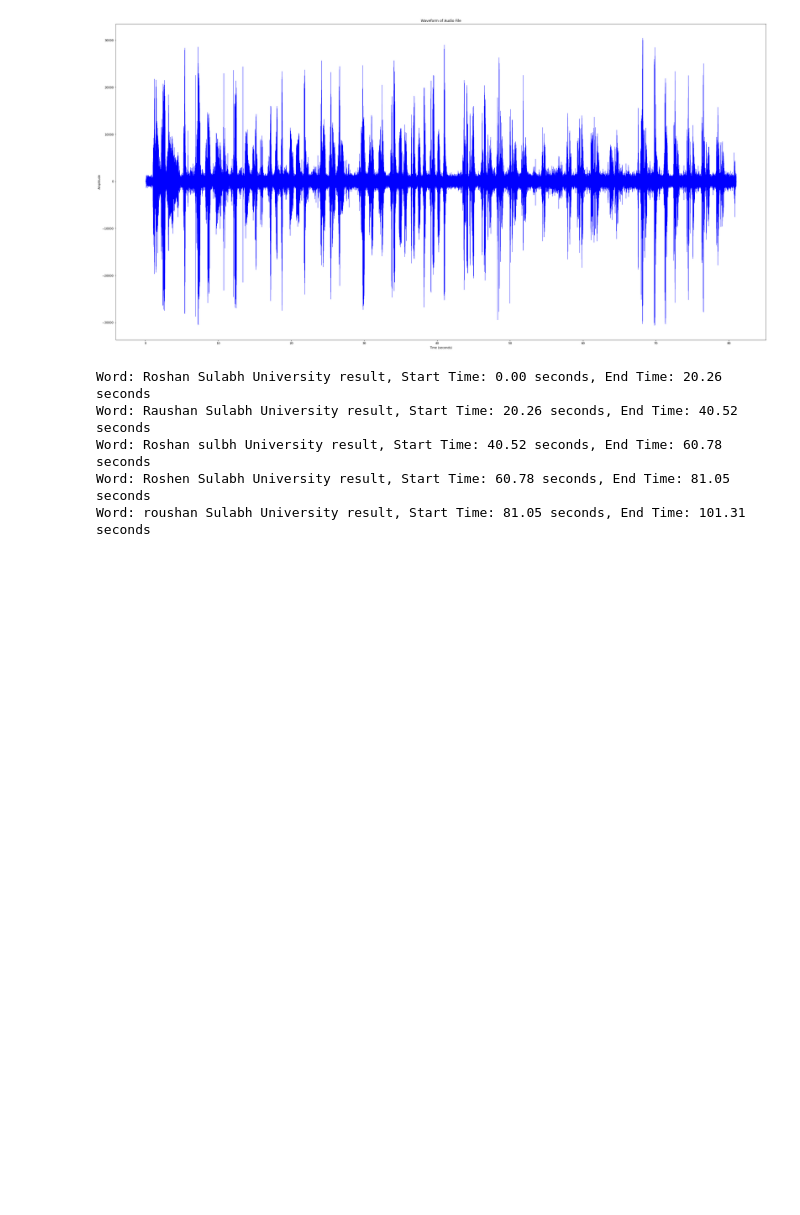
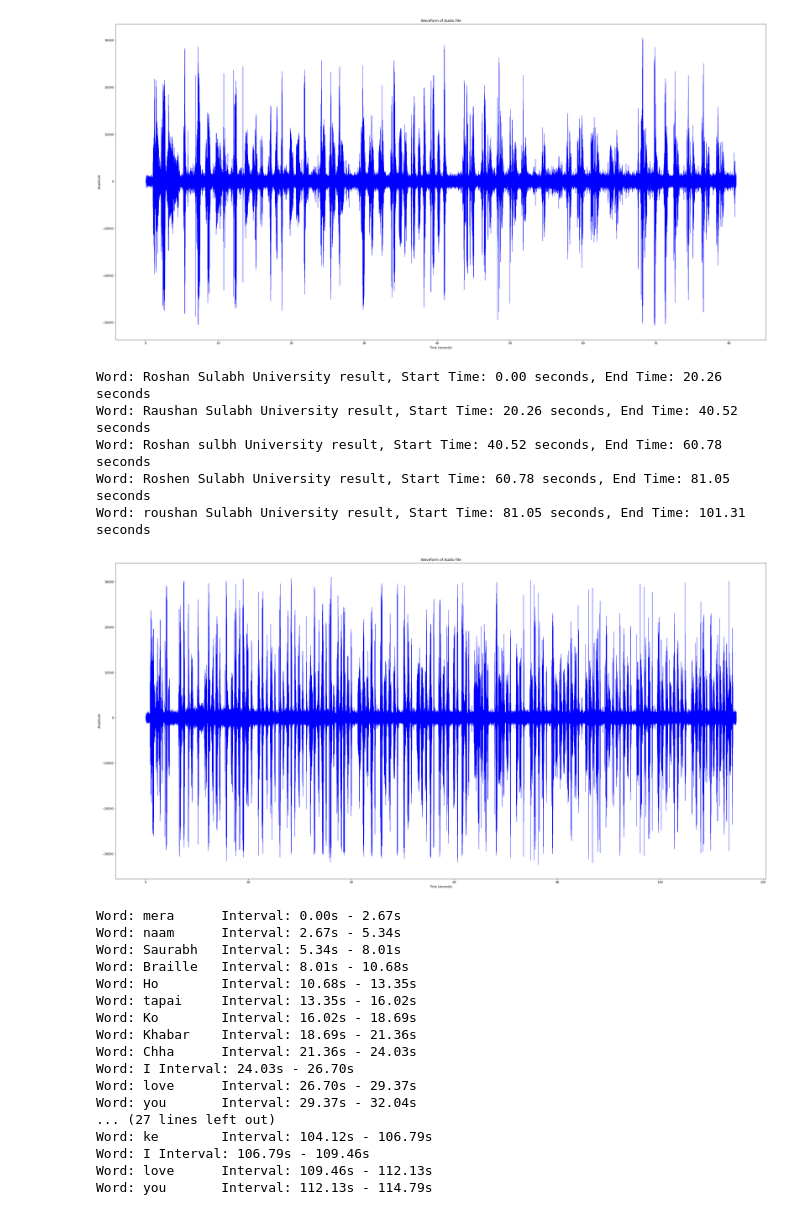
Before and after one commit to Twtamaris/project, a Jupyter notebook: cut_clips.ipynb, the cells around one changed output. Saved outputs shown, nothing was run; the diff lists cells and outputs as text; code cells hidden in the pictures; blank space fills up the shorter version.

```diff
--- a/cut_clips.ipynb
+++ b/cut_clips.ipynb
@@ -174,3 +174,76 @@ Word: Raushan Sulabh University result, Start Time: 20.26 seconds, End Time: 40.
 Word: Roshan sulbh University result, Start Time: 40.52 seconds, End Time: 60.78 seconds
 Word: Roshen Sulabh University result, Start Time: 60.78 seconds, End Time: 81.05 seconds
 Word: roushan Sulabh University result, Start Time: 81.05 seconds, End Time: 101.31 seconds
+# %%
+import wave
+import numpy as np
+import matplotlib.pyplot as plt
+import speech_recognition as sr
+
+def display_waveform(audio_file):
+    """Displays the waveforms of an audio file."""
+    with wave.open(audio_file, "rb") as wave_file:
+        frames = wave_file.readframes(-1)
+        signal = np.frombuffer(frames, dtype="int16")
+        frame_rate = wave_file.getframerate()
+        duration = len(signal) / frame_rate
+
+    time = np.linspace(0, duration, num=len(signal))
+
+    plt.figure(figsize=(40, 20))
+    plt.plot(time, signal, color="blue", linewidth=0.5)
+    plt.xlabel("Time (seconds)")
+    plt.ylabel("Amplitude")
+    plt.title("Waveform of Audio File")
+    plt.show()
+
+    # Initialize the recognizer
+    recognizer = sr.Recognizer()
+
+    # Open the audio file
+    with sr.AudioFile(audio_file) as source:
+        audio_data = recognizer.record(source)
+
+    # Perform speech recognition on the audio
+    try:
+        # Get the transcribed text
+        transcribed_text = recognizer.recognize_google(audio_data)
+
+        # Split the transcribed text into individual words
+        words = transcribed_text.split()
+
+        # Calculate the time interval for each word
+        word_duration = duration / len(words)
+        word_intervals = [(i * word_duration, (i + 1) * word_duration) for i in range(len(words))]
+
+        # Print each word and its time interval
+        for word, interval in zip(words, word_intervals):
+            print(f"Word: {word}\tInterval: {interval[0]:.2f}s - {interval[1]:.2f}s")
+
+    except sr.UnknownValueError:
+        print("Speech recognition could not understand audio")
+    except sr.RequestError as e:
+        print(f"Could not request results from speech recognition service: {e}")
+
+if __name__ == "__main__":
+    audio_file = "yoyo.wav"
+    display_waveform(audio_file)
+# %% [output]
+[figure, added]
+Word: mera      Interval: 0.00s - 2.67s
+Word: naam      Interval: 2.67s - 5.34s
+Word: Saurabh   Interval: 5.34s - 8.01s
+Word: Braille   Interval: 8.01s - 10.68s
+Word: Ho        Interval: 10.68s - 13.35s
+Word: tapai     Interval: 13.35s - 16.02s
+Word: Ko        Interval: 16.02s - 18.69s
+Word: Khabar    Interval: 18.69s - 21.36s
+Word: Chha      Interval: 21.36s - 24.03s
+Word: I Interval: 24.03s - 26.70s
+Word: love      Interval: 26.70s - 29.37s
+Word: you       Interval: 29.37s - 32.04s
+... (27 lines left out)
+Word: ke        Interval: 104.12s - 106.79s
+Word: I Interval: 106.79s - 109.46s
+Word: love      Interval: 109.46s - 112.13s
+Word: you       Interval: 112.13s - 114.79s
```
Also changed, not shown: 4 other files.
